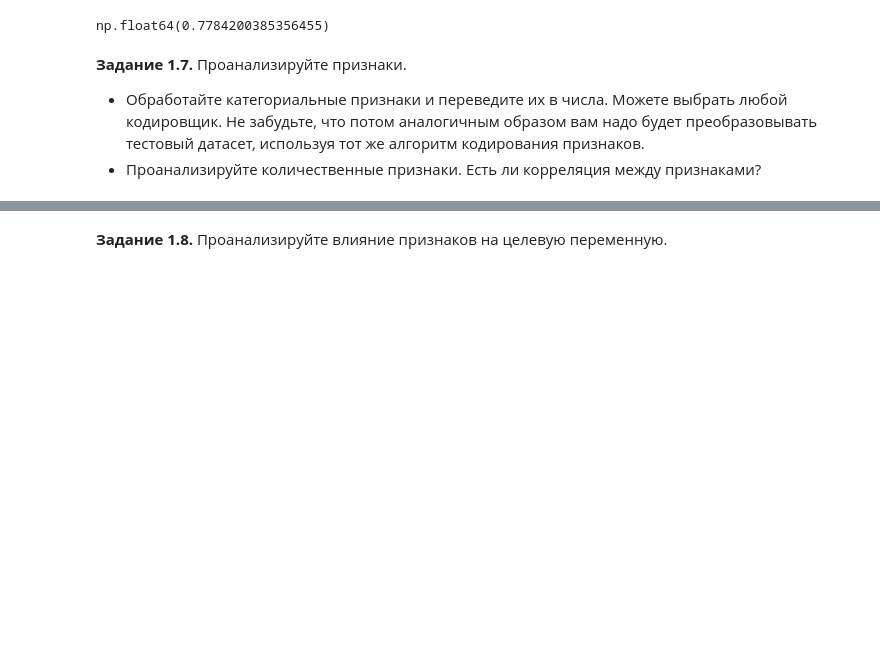
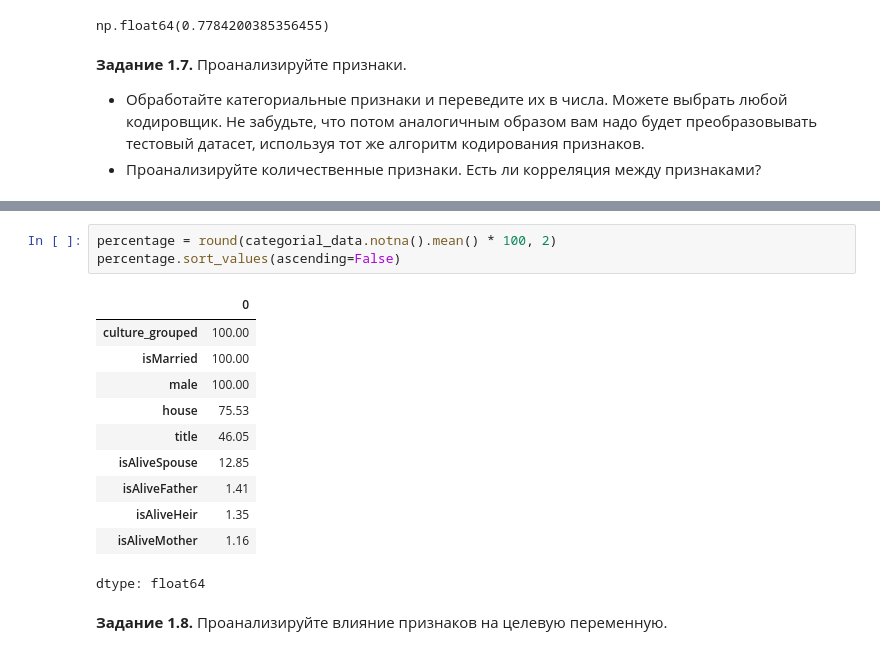
Before and after one commit to EgorOvechkin/EgorOvechkin.github.io, a Jupyter notebook: week_01_ml_intro/Homework/hw_1_game_of_thrones.ipynb, the cells around one changed output, grey strips where cells are left out. Drawn from its saved outputs; the diff is of its cells as text; blank space fills up the shorter version.

```diff
--- a/week_01_ml_intro/Homework/hw_1_game_of_thrones.ipynb
+++ b/week_01_ml_intro/Homework/hw_1_game_of_thrones.ipynb
@@ -564,3 +583,18 @@ dtype: float64
+# %%
+percentage = round(categorial_data.notna().mean() * 100, 2)
+percentage.sort_values(ascending=False)
+# %% [output]
+|  | 0 |
+| culture_grouped | 100.00 |
+| isMarried | 100.00 |
+| male | 100.00 |
+| house | 75.53 |
+| title | 46.05 |
+| isAliveSpouse | 12.85 |
+| isAliveFather | 1.41 |
+| isAliveHeir | 1.35 |
+| isAliveMother | 1.16 |
+dtype: float64
 # %% [markdown]
 **Задание 1.8.** Проанализируйте влияние признаков на целевую переменную.
 # %%
```
Also changed, not shown: parts of 2 cells of this notebook.
